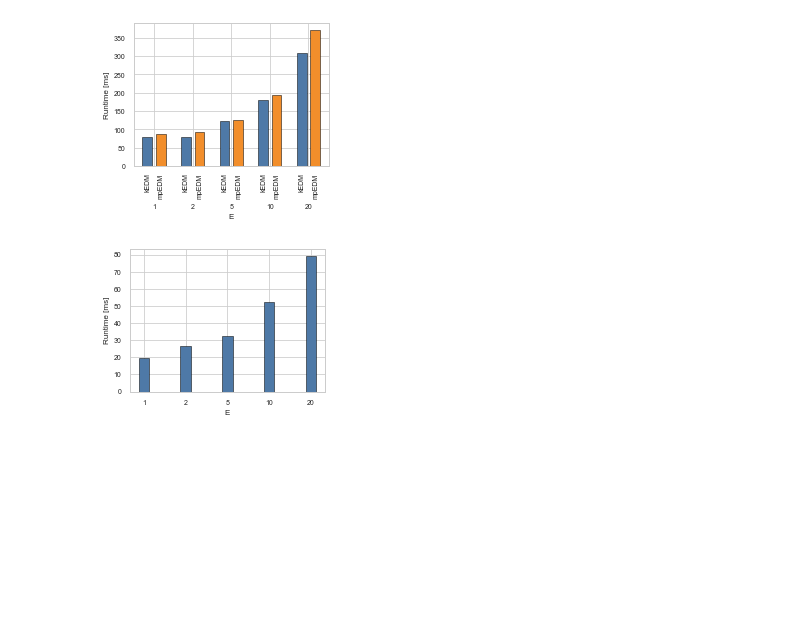
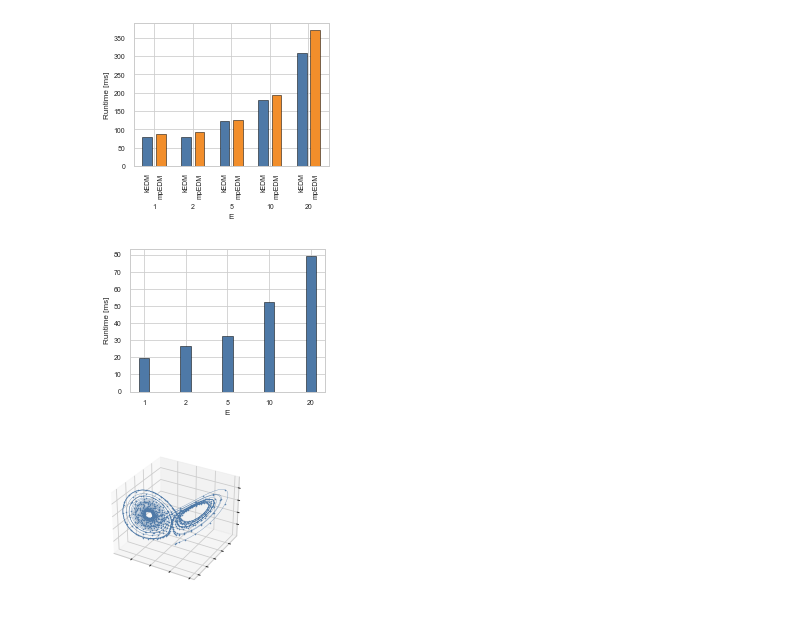
Before and after one commit to keichi/kEDM-paper, a Jupyter notebook: data/plot.ipynb, the cells around one changed output. Saved outputs shown, nothing was run; the diff lists cells and outputs as text; code cells hidden in the pictures; blank space fills up the shorter version.

```diff
--- a/data/plot.ipynb
+++ b/data/plot.ipynb
@@ -144,3 +144,34 @@ plt.show(fig)
 fig.savefig("../figs/runtime_lookup_v100.pdf", bbox_inches="tight", pad_inches=0)
 # %% [output]
 [figure]
+# %%
+from scipy.integrate import odeint
+from mpl_toolkits.mplot3d import Axes3D
+
+rho = 28.0
+sigma = 10.0
+beta = 8.0 / 3.0
+
+def lorenz(xyz, t):
+    x, y, z = xyz  # Unpack the state vector
+    return sigma * (y - x), x * (rho - z) - y, x * y - beta * z  # Derivatives
+
+fig = plt.figure()
+ax = fig.gca(projection="3d")
+
+xyz = odeint(lorenz, [1.0, 1.0, 1.0], np.arange(0.0, 30.0, 0.01))
+
+ax.plot(xyz[::5, 0], xyz[::5, 1], xyz[::5, 2], linestyle="none", marker="o", ms=0.5, color="C0")
+ax.plot(xyz[:, 0], xyz[:, 1], xyz[:, 2], linewidth=0.3, color="C0")
+
+# ax.set_xlabel(r"$x(t)$", labelpad=-15)
+# ax.set_ylabel(r"$y(t)$", labelpad=-15)
+# ax.set_zlabel(r"$z(t)$", labelpad=-15)
+ax.xaxis.set_ticklabels([])
+ax.yaxis.set_ticklabels([])
+ax.zaxis.set_ticklabels([])
+
+plt.show()
+fig.savefig("../figs/lorenz.pdf", bbox_inches="tight", pad_inches=0)
+# %% [output]
+[figure, added]
```
Also changed, not shown: parts of 5 cells of this notebook, 11 other files.
